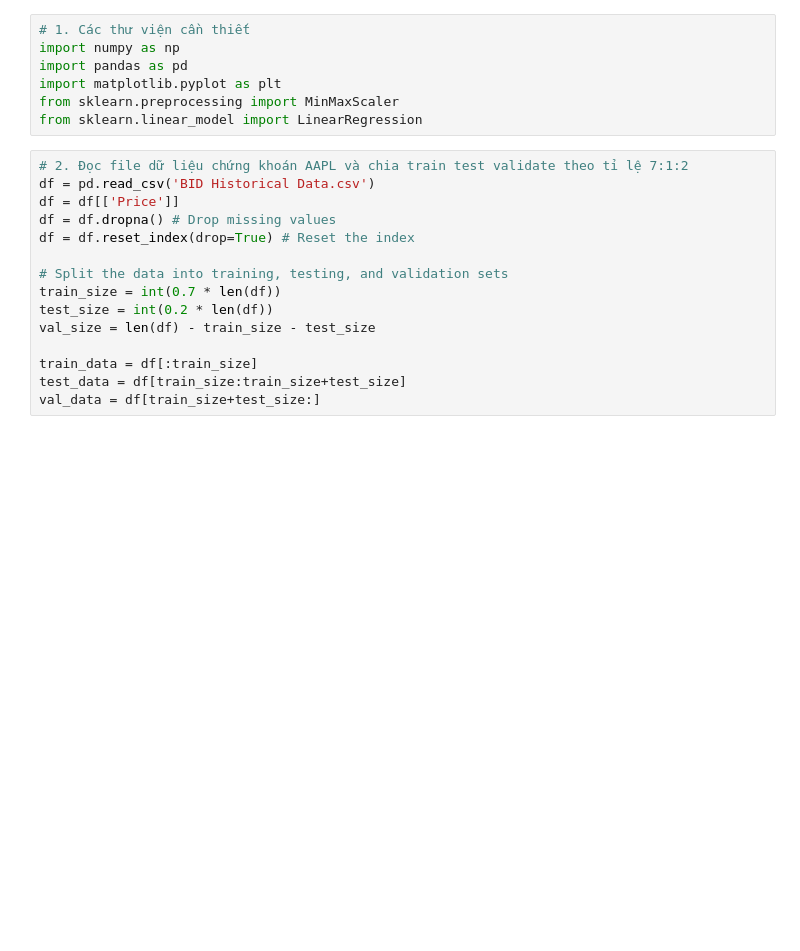
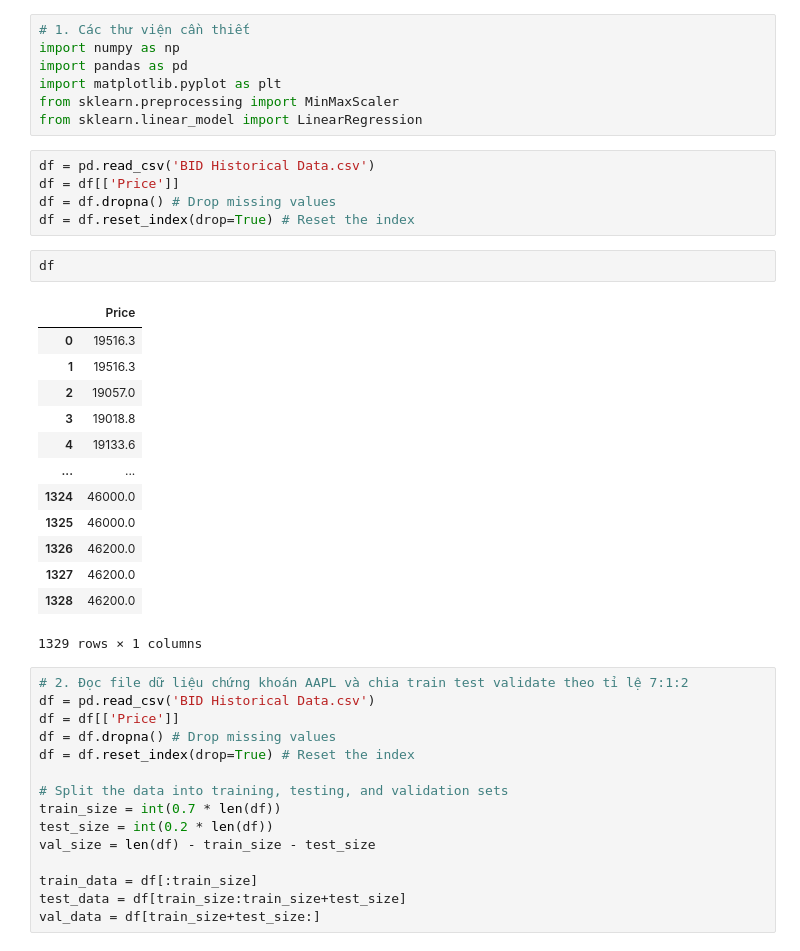
Before and after one commit to CV-CAMVAN/IS403.N21.HTCL_Nhom10, a Jupyter notebook: ARIMA_Model/ARIMA_Model_7-2-1.ipynb, the cells around one changed output. Saved outputs shown, nothing was run; the diff lists cells and outputs as text; blank space fills up the shorter version.

```diff
--- a/ARIMA_Model/ARIMA_Model_7-2-1.ipynb
+++ b/ARIMA_Model/ARIMA_Model_7-2-1.ipynb
@@ -5,6 +5,27 @@ import pandas as pd
 import matplotlib.pyplot as plt
 from sklearn.preprocessing import MinMaxScaler
 from sklearn.linear_model import LinearRegression
+# %%
+df = pd.read_csv('BID Historical Data.csv')
+df = df[['Price']]
+df = df.dropna() # Drop missing values
+df = df.reset_index(drop=True) # Reset the index
+# %%
+df
+# %% [output]
+|  | Price |
+| 0 | 19516.3 |
+| 1 | 19516.3 |
+| 2 | 19057.0 |
+| 3 | 19018.8 |
+| 4 | 19133.6 |
+| ... | ... |
+| 1324 | 46000.0 |
+| 1325 | 46000.0 |
+| 1326 | 46200.0 |
+| 1327 | 46200.0 |
+| 1328 | 46200.0 |
+1329 rows × 1 columns
 # %%
 # 2. Đọc file dữ liệu chứng khoán AAPL và chia train test validate theo tỉ lệ 7:1:2
 df = pd.read_csv('BID Historical Data.csv')
```
Also changed, not shown: 11 other files.
